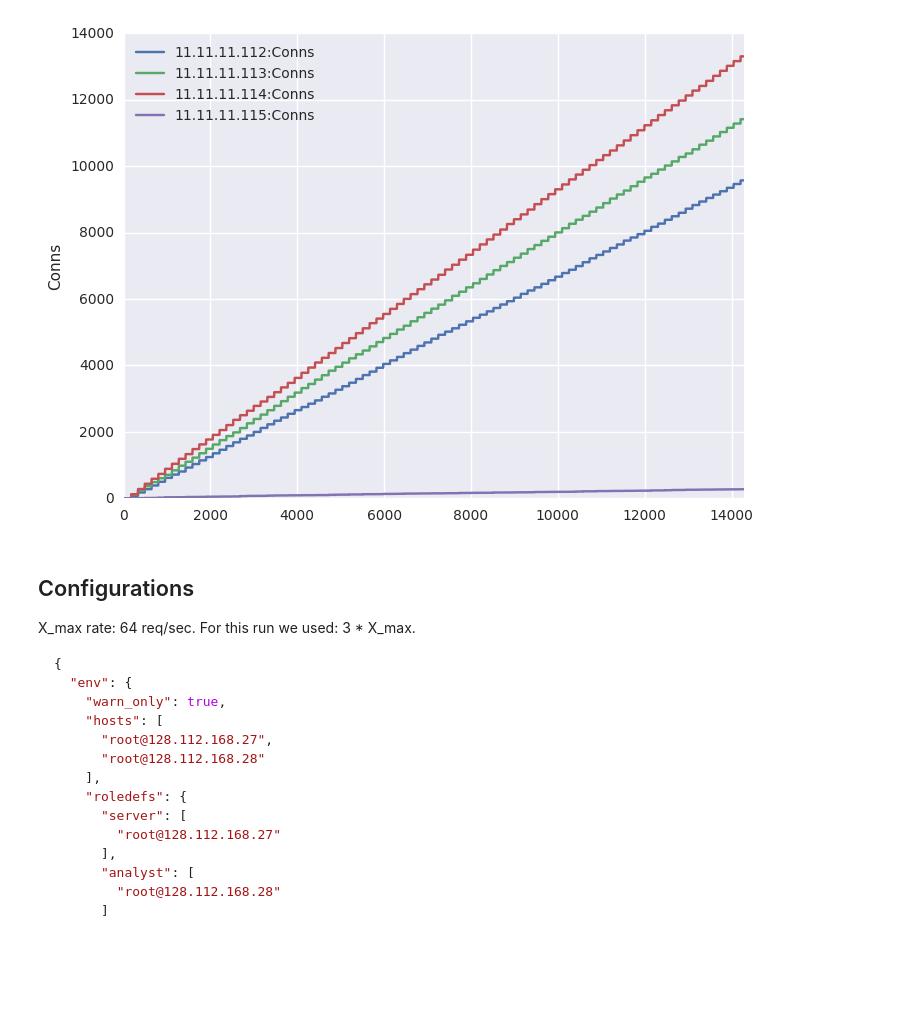
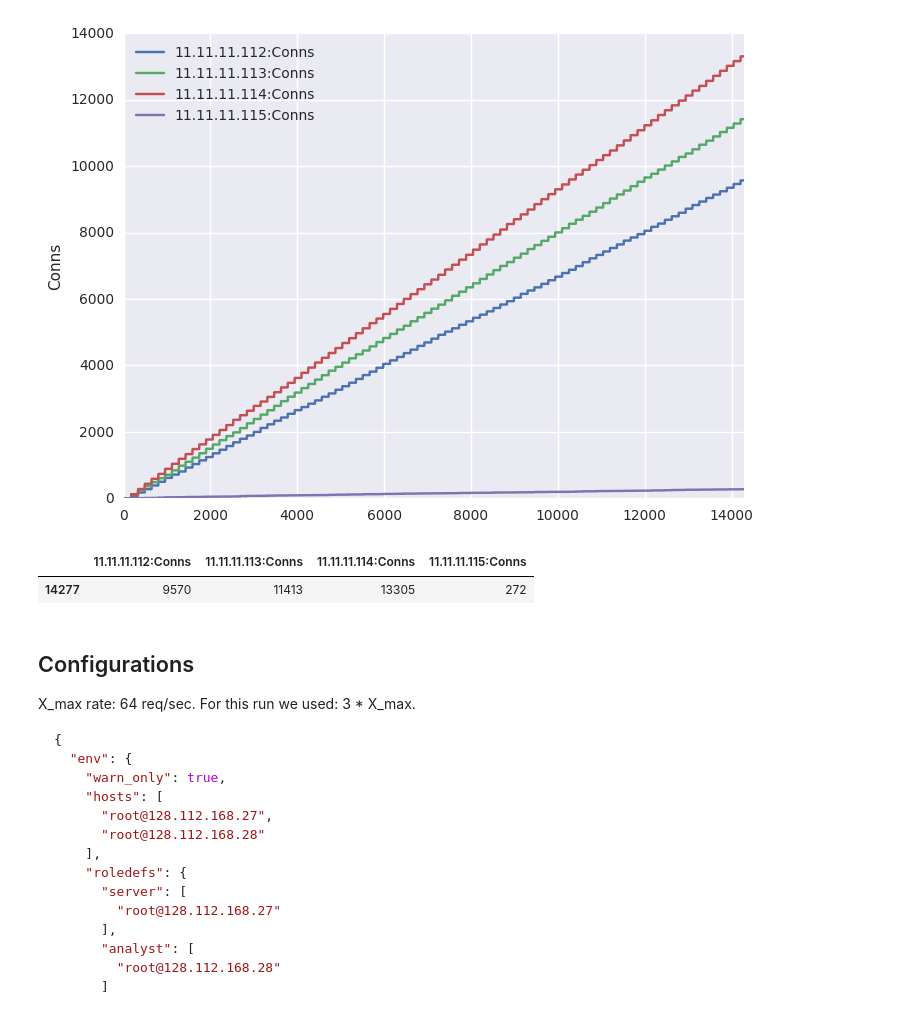
Before and after one commit to Elmo-MCast/measurements, a Jupyter notebook: ipvs/timeseries/timeout-1sec/feedback-wrr.ipynb, the cells around one changed output. Saved outputs shown, nothing was run; the diff lists cells and outputs as text; code cells hidden in the pictures; blank space fills up the shorter version.

```diff
--- a/ipvs/timeseries/timeout-1sec/feedback-wrr.ipynb
+++ b/ipvs/timeseries/timeout-1sec/feedback-wrr.ipynb
@@ -166,6 +174,14 @@ cn_data.plot(ylim=(0, None)).set_ylabel("Conns")
 # %% [output]
 <matplotlib.text.Text at 0x...>
 [figure]
+# %%
+cn_data[['11.11.11.112:Conns',
+         '11.11.11.113:Conns',
+         '11.11.11.114:Conns',
+         '11.11.11.115:Conns']].tail(1)
+# %% [output]
+|  | 11.11.11.112:Conns | 11.11.11.113:Conns | 11.11.11.114:Conns | 11.11.11.115:Conns |
+| 14277 | 9570 | 11413 | 13305 | 272 |
 # %% [markdown]
 ## Configurations
 
```
Also changed, not shown: parts of 1 cell of this notebook, 16 other files.
